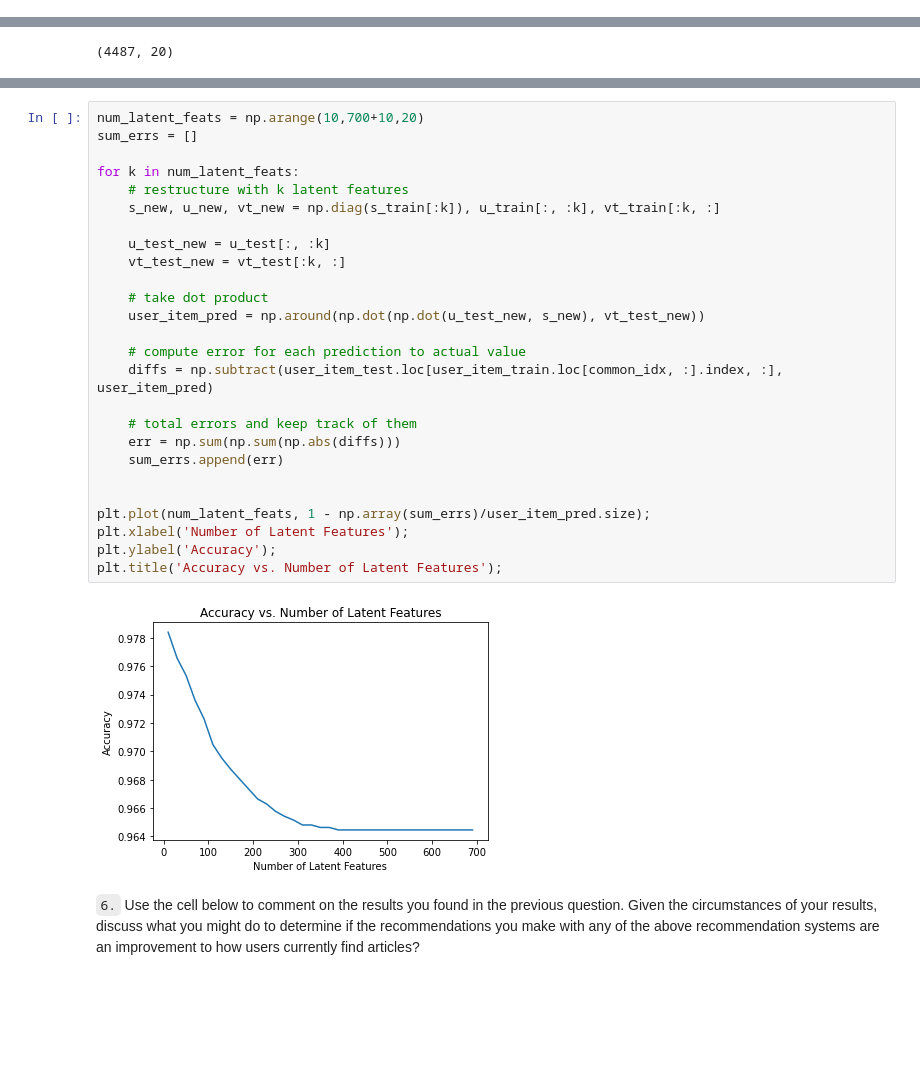
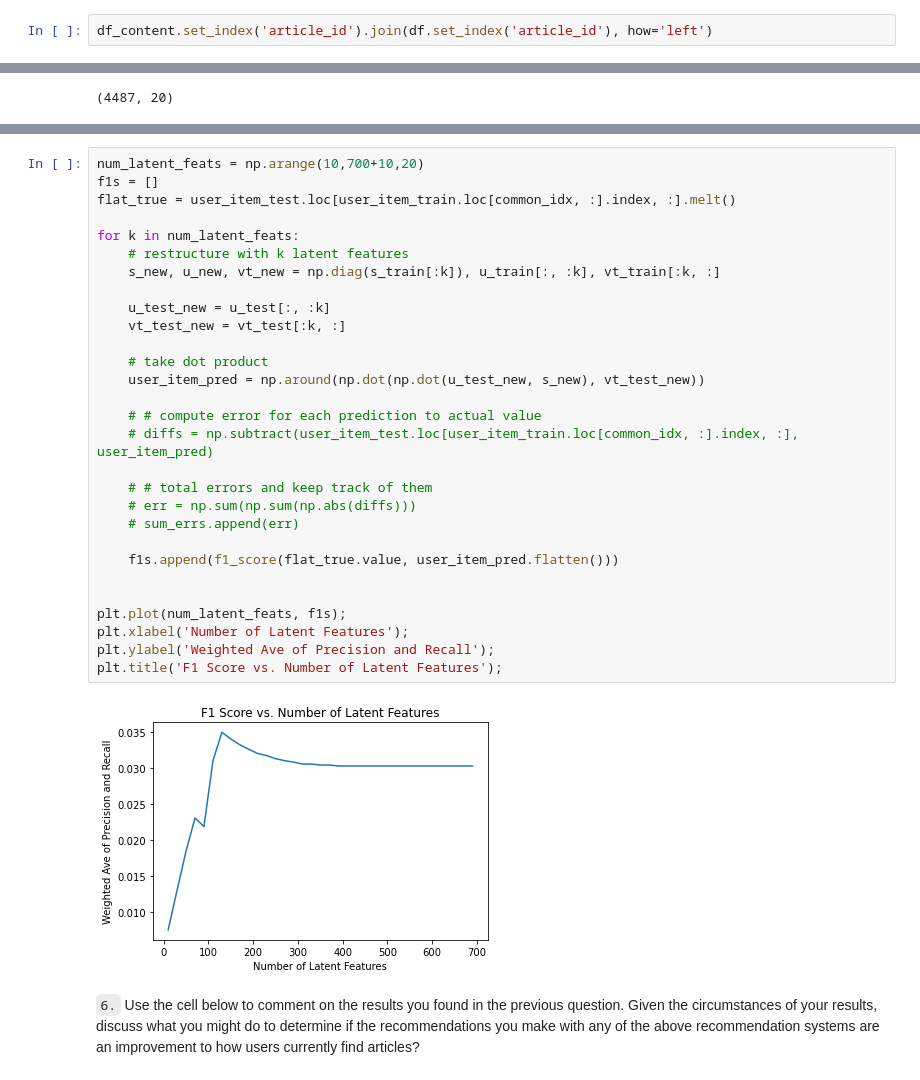
Before and after one commit to lewi0332/recommendations_with_ibm, a Jupyter notebook: Recommendations_with_IBM.ipynb, the cells around one changed output, grey strips where cells are left out. Drawn from its saved outputs; the diff is of its cells as text; blank space fills up the shorter version.

```diff
--- a/Recommendations_with_IBM.ipynb
+++ b/Recommendations_with_IBM.ipynb
@@ -146,0 +172,2 @@ The number of interactions with articles by users 45993
+# %%
+df_content.set_index('article_id').join(df.set_index('article_id'), how='left')
@@ -976,31 +1057,34 @@ user_item_test.loc[common_user, :]
 # %%
 num_latent_feats = np.arange(10,700+10,20)
-sum_errs = []
+f1s = []
+flat_true = user_item_test.loc[user_item_train.loc[common_idx, :].index, :].melt()
 
 for k in num_latent_feats:
     # restructure with k latent features
     s_new, u_new, vt_new = np.diag(s_train[:k]), u_train[:, :k], vt_train[:k, :]
 
     u_test_new = u_test[:, :k]
     vt_test_new = vt_test[:k, :]
 
     # take dot product
     user_item_pred = np.around(np.dot(np.dot(u_test_new, s_new), vt_test_new))
 
-    # compute error for each prediction to actual value
-    diffs = np.subtract(user_item_test.loc[user_item_train.loc[common_idx, :].index, :], user_item_pred)
+    # # compute error for each prediction to actual value
+    # diffs = np.subtract(user_item_test.loc[user_item_train.loc[common_idx, :].index, :], user_item_pred)
 
-    # total errors and keep track of them
-    err = np.sum(np.sum(np.abs(diffs)))
-    sum_errs.append(err)
+    # # total errors and keep track of them
+    # err = np.sum(np.sum(np.abs(diffs)))
+    # sum_errs.append(err)
+
+    f1s.append(f1_score(flat_true.value, user_item_pred.flatten()))
 
 
-plt.plot(num_latent_feats, 1 - np.array(sum_errs)/user_item_pred.size);
+plt.plot(num_latent_feats, f1s);
 plt.xlabel('Number of Latent Features');
-plt.ylabel('Accuracy');
-plt.title('Accuracy vs. Number of Latent Features');
+plt.ylabel('Weighted Ave of Precision and Recall');
+plt.title('F1 Score vs. Number of Latent Features');
 # %% [output]
-[figure, old version]
+[figure, new version]
 # %% [markdown]
 `6.` Use the cell below to comment on the results you found in the previous question. Given the circumstances of your results, discuss what you might do to determine if the recommendations you make with any of the above recommendation systems are an improvement to how users currently find articles?
 # %% [markdown]
```
Also changed, not shown: parts of 46 cells of this notebook, 1 other file.
